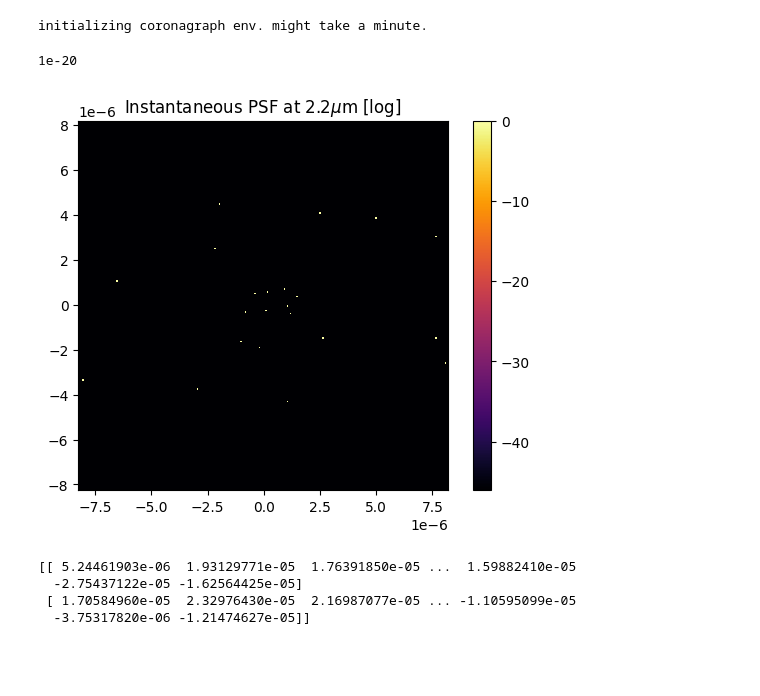
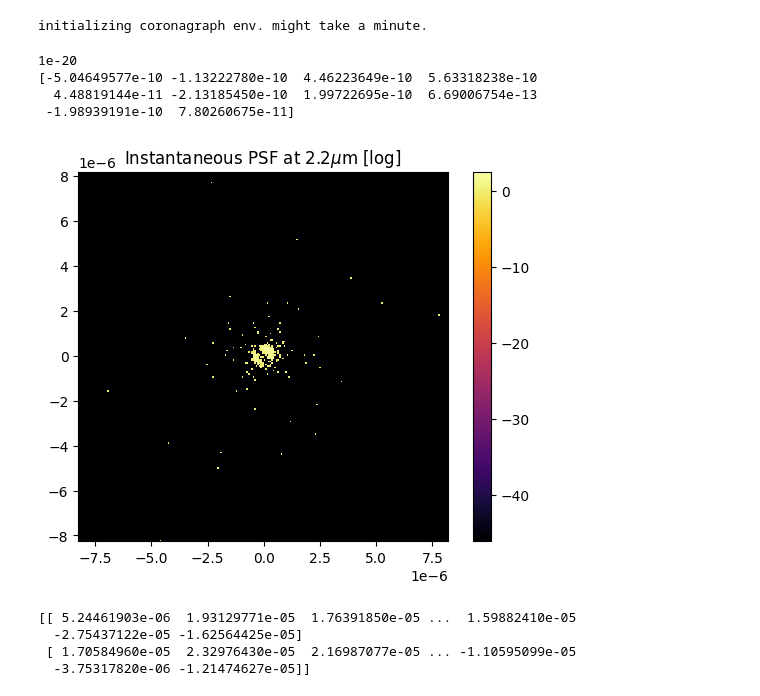
Before and after one commit to AlexeiKorolev/NASA-RL-Wavefront-Control, a Jupyter notebook: RL/testing_image_and_slopes.ipynb, the cells around one changed output. Drawn from its saved outputs; the diff is of its cells as text; code cells hidden in the pictures; blank space fills up the shorter version.

Commit message:
env image change

```diff
--- a/RL/testing_image_and_slopes.ipynb
+++ b/RL/testing_image_and_slopes.ipynb
@@ -9,18 +9,23 @@ e = CoronagraphEnvironment(num_modes=10)
 # %% [output]
 initializing coronagraph env. might take a minute.
 # %%
-# e.set_random_dm(noise=0.0001)
+e.set_random_dm(noise=0.0001)
+# e.deformable_mirror.flatten()
 plt.title('Instantaneous PSF at 2.2$\\mu$m [log]')
 
 clipped = (np.clip(e.get_camera_image(delta_t=1), a_min = 1e-20, a_max = None))
 
 print(np.min(clipped))
+print(e.deformable_mirror.actuators)
 imshow_field(np.log(clipped), cmap='inferno')
 plt.colorbar()
 plt.show()
 # %% [output]
 1e-20
+[-5.04649577e-10 -1.13222780e-10  4.46223649e-10  5.63318238e-10
+  4.48819144e-11 -2.13185450e-10  1.99722695e-10  6.69006754e-13
+ -1.98939191e-10  7.80260675e-11]
-[figure, old version]
+[figure, new version]
 # %%
 print(e.get_slopes())
 # %% [output]
```
Also changed, not shown: 10 other files.
